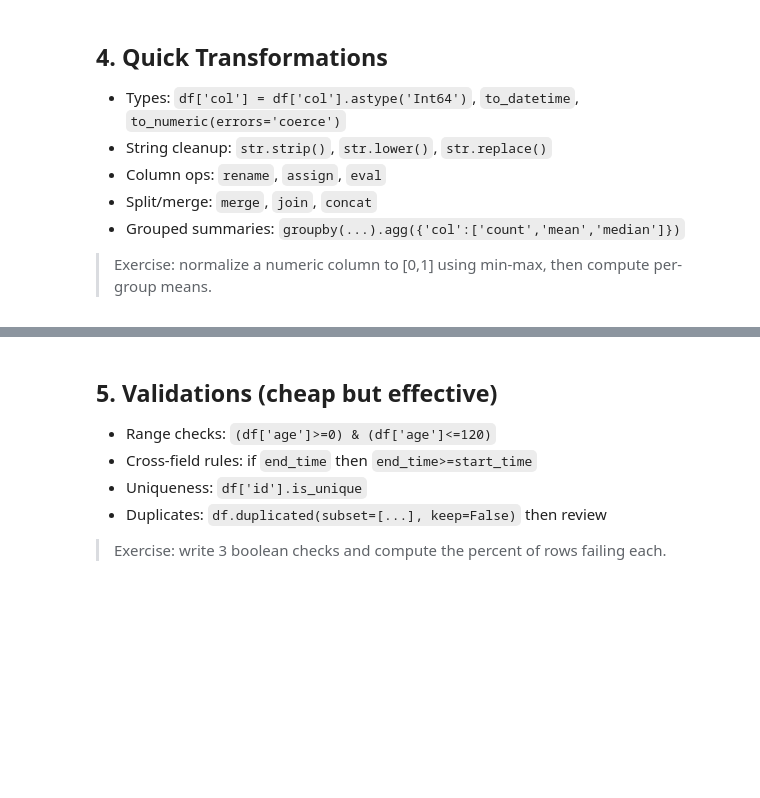
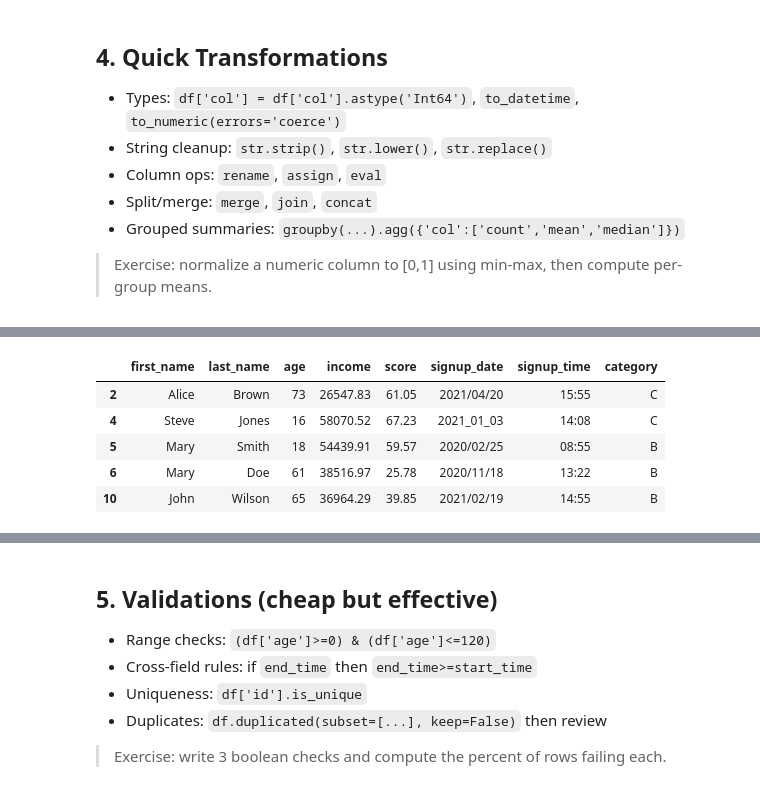
Before and after one commit to Picktooth/Data-Wrangling-Workshop, a Jupyter notebook: 01.pandas_basics.ipynb, the cells around one changed output, grey strips where cells are left out. Cells and saved outputs as stored; diff of their text form; code cells hidden in the pictures; blank space fills up the shorter version.

```diff
--- a/01.pandas_basics.ipynb
+++ b/01.pandas_basics.ipynb
@@ -379,0 +486,22 @@ df_transformed = df_trashy_dataset.copy()
+# %%
+# Enforce column datatypes
+df_transformed['first_name'] = df_transformed['first_name'].astype('string')
+df_transformed['last_name'] = df_transformed['last_name'].astype('string')
+df_transformed['age'] = df_transformed['age'].astype('int')
+
+# Clean and standardize text columns
+df_transformed['first_name'] = df_transformed['first_name'].str.strip().str.title()
+df_transformed['last_name'] = df_transformed['last_name'].str.strip().str.title()
+
+# Round income and score to 2 decimal places
+df_transformed['income'] = df_transformed['income'].round(2)
+df_transformed['score'] = df_transformed['score'].round(2)
+
+df_transformed.head()
+# %% [output]
+|  | first_name | last_name | age | income | score | signup_date | signup_time | category |
+| 2 | Alice | Brown | 73 | 26547.83 | 61.05 | 2021/04/20 | 15:55 | C |
+| 4 | Steve | Jones | 16 | 58070.52 | 67.23 | 2021_01_03 | 14:08 | C |
+| 5 | Mary | Smith | 18 | 54439.91 | 59.57 | 2020/02/25 | 08:55 | B |
+| 6 | Mary | Doe | 61 | 38516.97 | 25.78 | 2020/11/18 | 13:22 | B |
+| 10 | John | Wilson | 65 | 36964.29 | 39.85 | 2021/02/19 | 14:55 | B |
```
Also changed, not shown: parts of 22 cells of this notebook.
